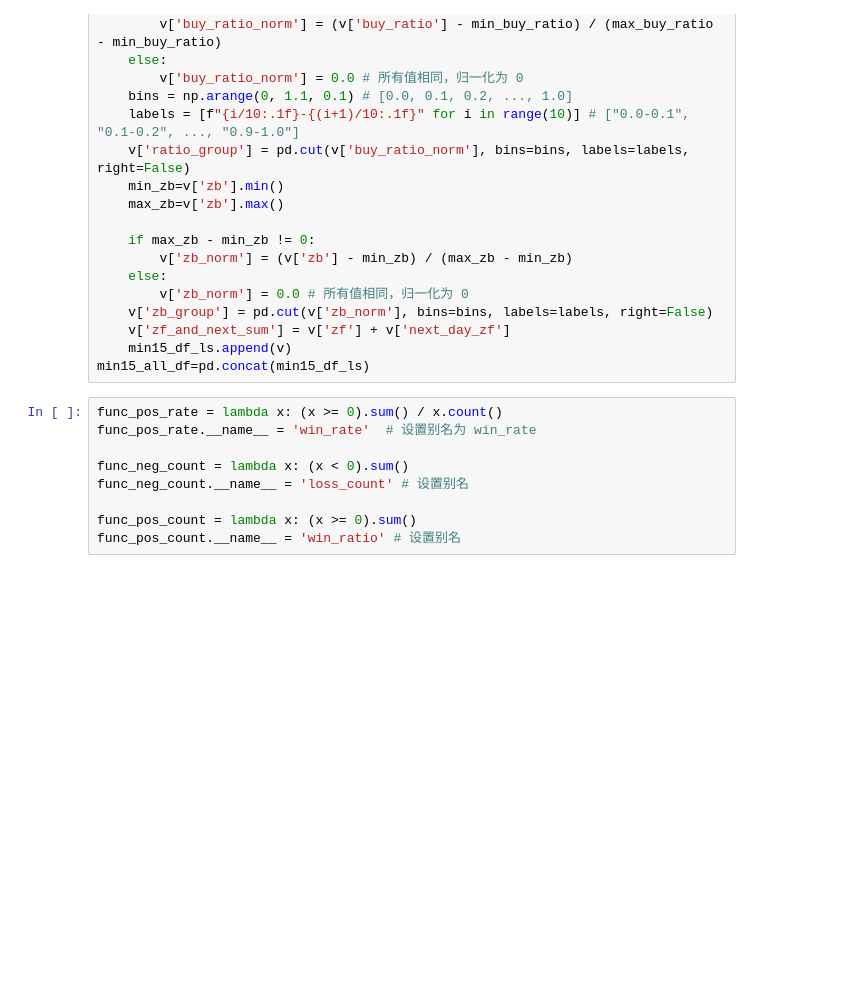
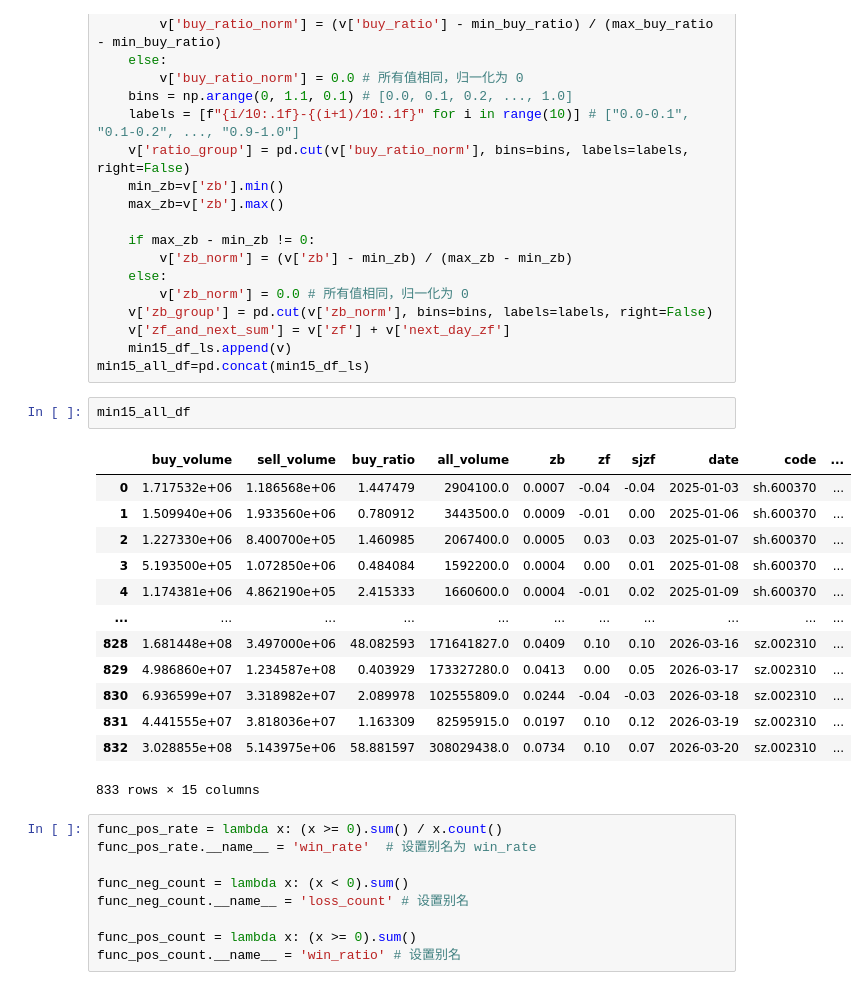
Before and after one commit to chen-cyw-yan/GP, a Jupyter notebook: 当日策列/股票数据.ipynb, the cells around one changed output. Drawn from its saved outputs; the diff is of its cells as text; blank space fills up the shorter version.

```diff
--- a/当日策列/股票数据.ipynb
+++ b/当日策列/股票数据.ipynb
@@ -391,6 +357,22 @@ for k,v in tqdm.tqdm(min15_df.groupby('code')):
     v['zf_and_next_sum'] = v['zf'] + v['next_day_zf']
     min15_df_ls.append(v)
 min15_all_df=pd.concat(min15_df_ls)
+# %%
+min15_all_df
+# %% [output]
+|  | buy_volume | sell_volume | buy_ratio | all_volume | zb | zf | sjzf | date | code | ... |
+| 0 | 1.717532e+06 | 1.186568e+06 | 1.447479 | 2904100.0 | 0.0007 | -0.04 | -0.04 | 2025-01-03 | sh.600370 | ... |
+| 1 | 1.509940e+06 | 1.933560e+06 | 0.780912 | 3443500.0 | 0.0009 | -0.01 | 0.00 | 2025-01-06 | sh.600370 | ... |
+| 2 | 1.227330e+06 | 8.400700e+05 | 1.460985 | 2067400.0 | 0.0005 | 0.03 | 0.03 | 2025-01-07 | sh.600370 | ... |
+| 3 | 5.193500e+05 | 1.072850e+06 | 0.484084 | 1592200.0 | 0.0004 | 0.00 | 0.01 | 2025-01-08 | sh.600370 | ... |
+| 4 | 1.174381e+06 | 4.862190e+05 | 2.415333 | 1660600.0 | 0.0004 | -0.01 | 0.02 | 2025-01-09 | sh.600370 | ... |
+| ... | ... | ... | ... | ... | ... | ... | ... | ... | ... | ... |
+| 828 | 1.681448e+08 | 3.497000e+06 | 48.082593 | 171641827.0 | 0.0409 | 0.10 | 0.10 | 2026-03-16 | sz.002310 | ... |
+| 829 | 4.986860e+07 | 1.234587e+08 | 0.403929 | 173327280.0 | 0.0413 | 0.00 | 0.05 | 2026-03-17 | sz.002310 | ... |
+| 830 | 6.936599e+07 | 3.318982e+07 | 2.089978 | 102555809.0 | 0.0244 | -0.04 | -0.03 | 2026-03-18 | sz.002310 | ... |
+| 831 | 4.441555e+07 | 3.818036e+07 | 1.163309 | 82595915.0 | 0.0197 | 0.10 | 0.12 | 2026-03-19 | sz.002310 | ... |
+| 832 | 3.028855e+08 | 5.143975e+06 | 58.881597 | 308029438.0 | 0.0734 | 0.10 | 0.07 | 2026-03-20 | sz.002310 | ... |
+833 rows × 15 columns
 # %%
 func_pos_rate = lambda x: (x >= 0).sum() / x.count()
 func_pos_rate.__name__ = 'win_rate'  # 设置别名为 win_rate
```
Also changed, not shown: parts of 5 cells of this notebook, 10 other files.
